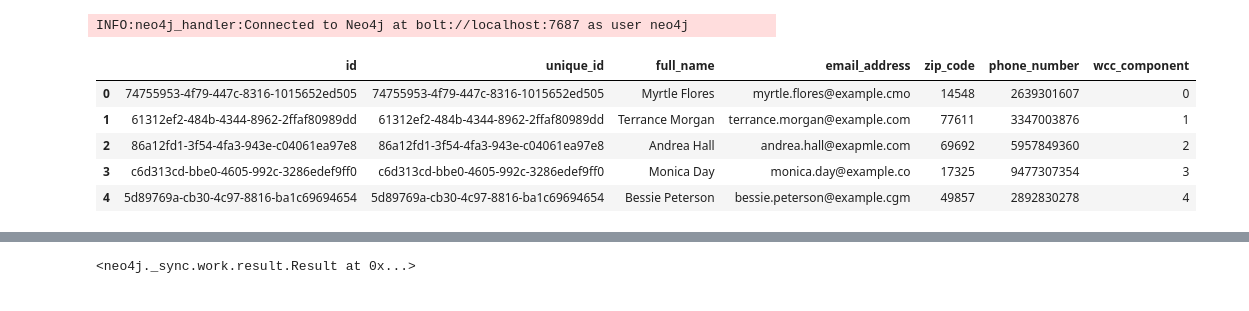
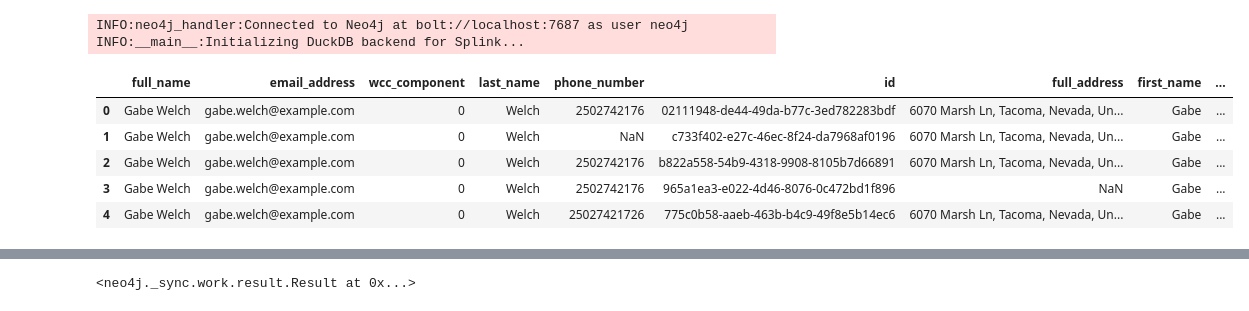
Before and after one commit to ohmygaugh-crypto/ER-Streamlit, a Jupyter notebook: testing.ipynb, the cells around one changed output, grey strips where cells are left out. Drawn from its saved outputs; the diff is of its cells as text; code cells hidden in the pictures.

```diff
--- a/testing.ipynb
+++ b/testing.ipynb
@@ -23,8 +23,13 @@ if not (NEO4J_URI and NEO4J_USER and NEO4J_PASSWORD):
     raise ValueError("Please set NEO4J_URI, NEO4J_USER, and NEO4J_PASSWORD in your .env file")
 
 handler = Neo4jHandler(NEO4J_URI, NEO4J_USER, NEO4J_PASSWORD)
+
+logger.info("Initializing DuckDB backend for Splink...")
+db_api = DuckDBAPI()  # Create a DuckDB backend instance
+from splink.exploratory import profile_columns
 # %% [output]
 INFO:neo4j_handler:Connected to Neo4j at bolt://localhost:7687 as user neo4j
+INFO:__main__:Initializing DuckDB backend for Splink...
 # %%
 def fetch_identities(handler):
     """
@@ -33,13 +38,7 @@ def fetch_identities(handler):
     """
     query = """
     MATCH (i:Identity)
-    RETURN i.id AS id,
-           i.id as unique_id,
-           i.full_name AS full_name,
-           i.email_address AS email_address,
-           i.zip_code AS zip_code,
-           i.phone_number AS phone_number,
-           i.wcc_component as   wcc_component
+    RETURN distinct i
     """
     result = handler.execute_read(query)
     # Consume the result within the transaction scope.
@@ -48,14 +47,16 @@ def fetch_identities(handler):
 
 
 identities = fetch_identities(handler)
-# %%
-identities_df = pd.DataFrame(identities)
-
-identities_df.head()
-# %% [output]
-|  | id | unique_id | full_name | email_address | zip_code | phone_number | wcc_component |
-| 0 | 74755953-4f79-447c-8316-1015652ed505 | 74755953-4f79-447c-8316-1015652ed505 | Myrtle Flores | myrtle.flores@example.cmo | 14548 | 2639301607 | 0 |
-| 1 | 61312ef2-484b-4344-8962-2ffaf80989dd | 61312ef2-484b-4344-8962-2ffaf80989dd | Terrance Morgan | terrance.morgan@example.com | 77611 | 3347003876 | 1 |
-| 2 | 86a12fd1-3f54-4fa3-943e-c04061ea97e8 | 86a12fd1-3f54-4fa3-943e-c04061ea97e8 | Andrea Hall | andrea.hall@exapmle.com | 69692 | 5957849360 | 2 |
-| 3 | c6d313cd-bbe0-4605-992c-3286edef9ff0 | c6d313cd-bbe0-4605-992c-3286edef9ff0 | Monica Day | monica.day@example.co | 17325 | 9477307354 | 3 |
-| 4 | 5d89769a-cb30-4c97-8816-ba1c69694654 | 5d89769a-cb30-4c97-8816-ba1c69694654 | Bessie Peterson | bessie.peterson@example.cgm | 49857 | 2892830278 | 4 |
+# %%
+data = [identity["i"] for identity in identities]
+identities_df = pd.DataFrame(data)
+
+
+identities_df.head()
+# %% [output]
+|  | full_name | email_address | wcc_component | last_name | phone_number | id | full_address | first_name | ... |
+| 0 | Gabe Welch | gabe.welch@example.com | 0 | Welch | 2502742176 | 02111948-de44-49da-b77c-3ed782283bdf | 6070 Marsh Ln, Tacoma, Nevada, Un... | Gabe | ... |
+| 1 | Gabe Welch | gabe.welch@example.com | 0 | Welch | NaN | c733f402-e27c-46ec-8f24-da7968af0196 | 6070 Marsh Ln, Tacoma, Nevada, Un... | Gabe | ... |
+| 2 | Gabe Welch | gabe.welch@example.com | 0 | Welch | 2502742176 | b822a558-54b9-4318-9908-8105b7d66891 | 6070 Marsh Ln, Tacoma, Nevada, Un... | Gabe | ... |
+| 3 | Gabe Welch | gabe.welch@example.com | 0 | Welch | 2502742176 | 965a1ea3-e022-4d46-8076-0c472bd1f896 | NaN | Gabe | ... |
+| 4 | Gabe Welch | gabe.welch@example.com | 0 | Welch | 25027421726 | 775c0b58-aaeb-463b-b4c9-49f8e5b14ec6 | 6070 Marsh Ln, Tacoma, Nevada, Un... | Gabe | ... |
```
Also changed, not shown: parts of 15 cells of this notebook.
